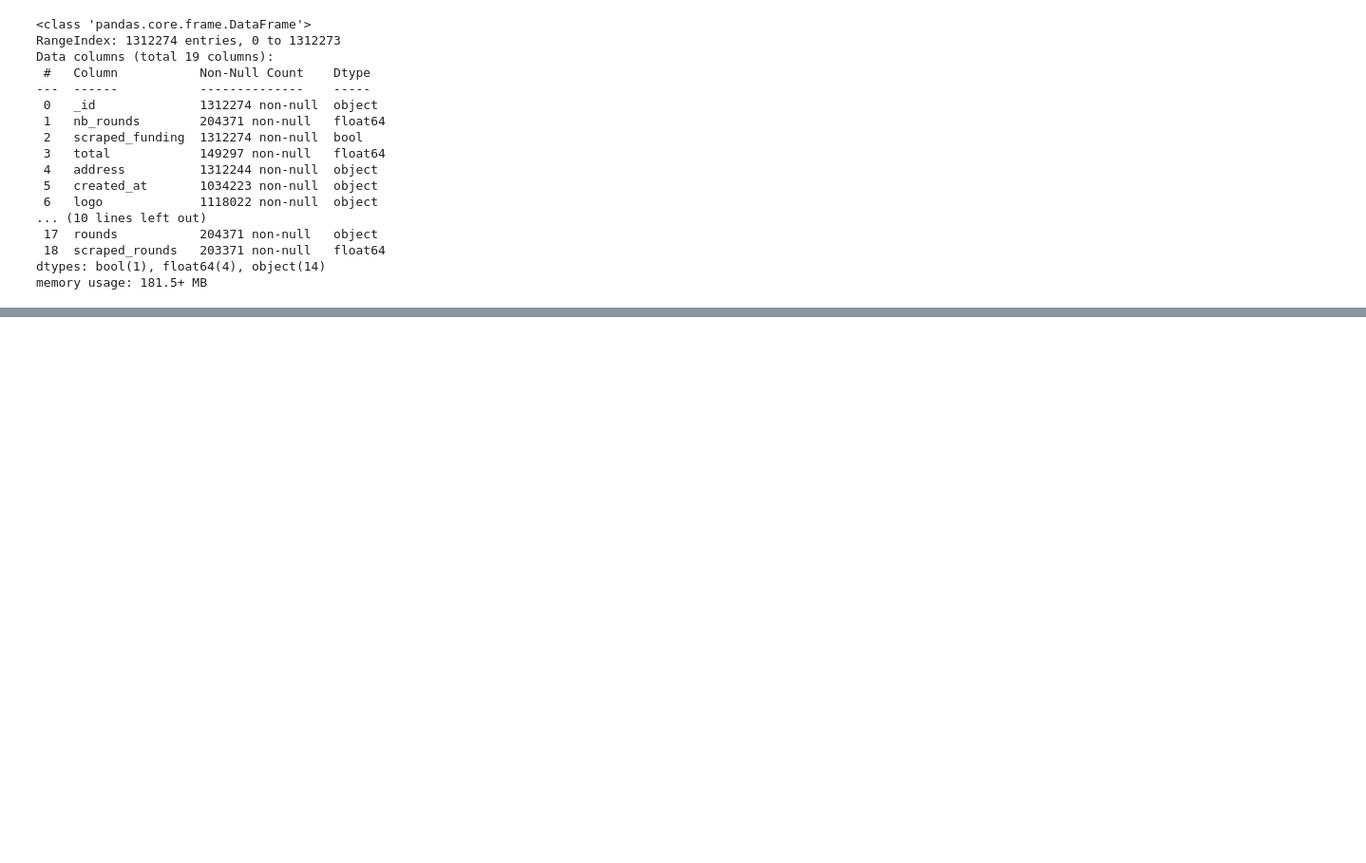
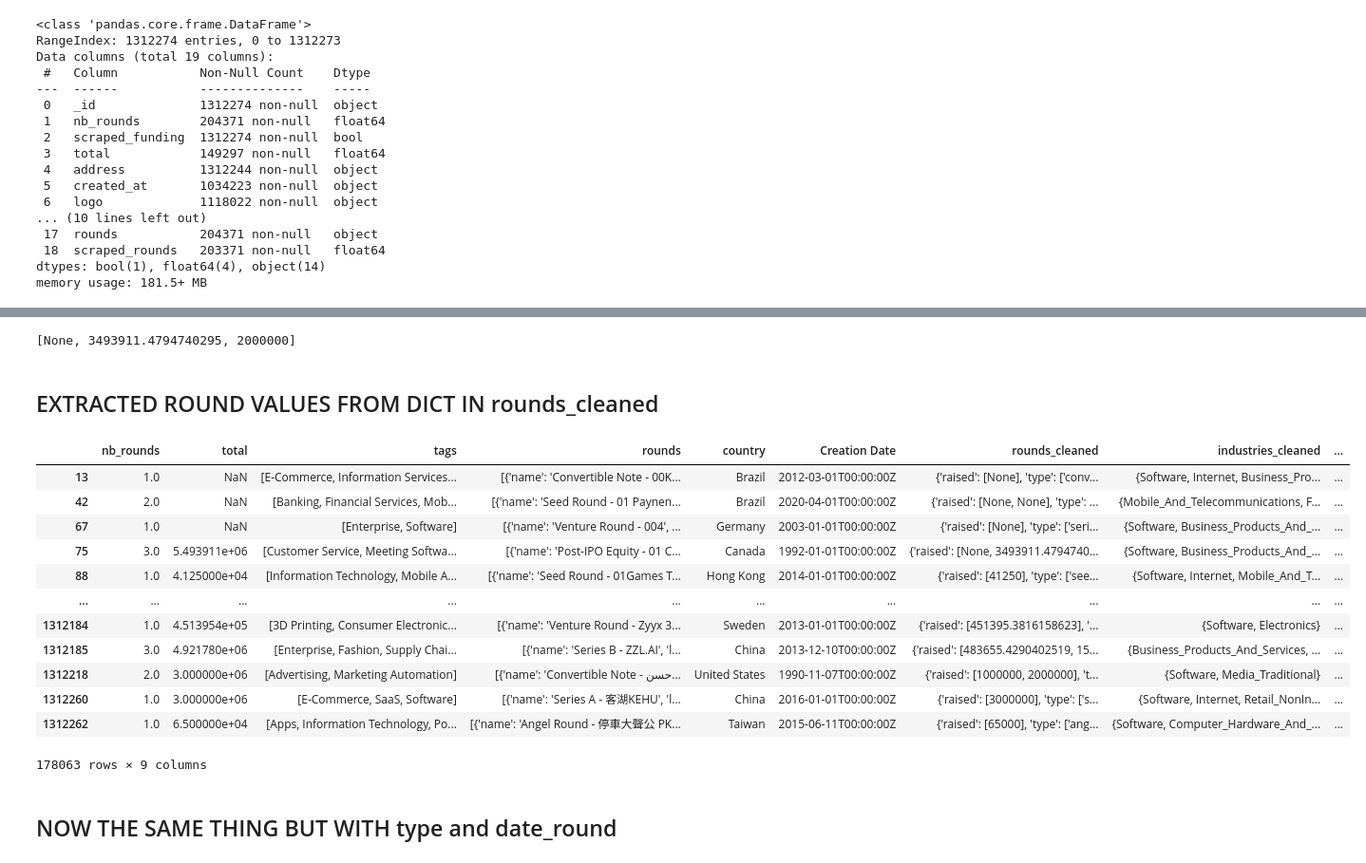
Before and after one commit to victorhebdo/Prospicio, a Jupyter notebook: notebooks/crunchbase_v2.ipynb, the cells around one changed output, grey strips where cells are left out. Shown at 95% size. Drawn from its saved outputs; the diff is of its cells as text; code cells hidden in the pictures; blank space fills up the shorter version.

Commit message:
prospicio.py fonctions et crunchbase_v2

```diff
--- a/notebooks/crunchbase_v2.ipynb
+++ b/notebooks/crunchbase_v2.ipynb
@@ -43,0 +591,2 @@ Name: status, Length: 1312274, dtype: object
+# %%
+crunch_v2['rounds_cleaned']=crunch_v2['rounds'].apply(clean_rounds)
@@ -43,0 +1386,4 @@ Name: status, Length: 1312274, dtype: object
+# %%
+clean_ind = lambda x: set(k for k, v in total_sectors_n_industries.items() if set(x).intersection(set(v)))
+# %%
+crunch_v2['industries_cleaned'] = crunch_v2['tags'].apply(clean_ind)
@@ -43,0 +1433,26 @@ Name: status, Length: 1312274, dtype: object
+# %%
+crunch_v2['rounds_cleaned'][75]['raised']
+# %% [output]
+[None, 3493911.4794740295, 2000000]
+# %% [markdown]
+## EXTRACTED ROUND VALUES FROM DICT IN rounds_cleaned
+# %%
+crunch_v2['rounds_values'] =crunch_v2['rounds_cleaned'].apply(lambda x: [ele for ele in x['raised']])
+# %%
+crunch_v2
+# %% [output]
+|  | nb_rounds | total | tags | rounds | country | Creation Date | rounds_cleaned | industries_cleaned | ... |
+| 13 | 1.0 | NaN | [E-Commerce, Information Services... | [{'name': 'Convertible Note - 00K... | Brazil | 2012-03-01T00:00:00Z | {'raised': [None], 'type': ['conv... | {Software, Internet, Business_Pro... | ... |
+| 42 | 2.0 | NaN | [Banking, Financial Services, Mob... | [{'name': 'Seed Round - 01 Paynen... | Brazil | 2020-04-01T00:00:00Z | {'raised': [None, None], 'type': ... | {Mobile_And_Telecommunications, F... | ... |
+| 67 | 1.0 | NaN | [Enterprise, Software] | [{'name': 'Venture Round - 004', ... | Germany | 2003-01-01T00:00:00Z | {'raised': [None], 'type': ['seri... | {Software, Business_Products_And_... | ... |
+| 75 | 3.0 | 5.493911e+06 | [Customer Service, Meeting Softwa... | [{'name': 'Post-IPO Equity - 01 C... | Canada | 1992-01-01T00:00:00Z | {'raised': [None, 3493911.4794740... | {Software, Business_Products_And_... | ... |
+| 88 | 1.0 | 4.125000e+04 | [Information Technology, Mobile A... | [{'name': 'Seed Round - 01Games T... | Hong Kong | 2014-01-01T00:00:00Z | {'raised': [41250], 'type': ['see... | {Software, Internet, Mobile_And_T... | ... |
+| ... | ... | ... | ... | ... | ... | ... | ... | ... | ... |
+| 1312184 | 1.0 | 4.513954e+05 | [3D Printing, Consumer Electronic... | [{'name': 'Venture Round - Zyyx 3... | Sweden | 2013-01-01T00:00:00Z | {'raised': [451395.3816158623], '... | {Software, Electronics} | ... |
+| 1312185 | 3.0 | 4.921780e+06 | [Enterprise, Fashion, Supply Chai... | [{'name': 'Series B - ZZL.AI', 'l... | China | 2013-12-10T00:00:00Z | {'raised': [483655.4290402519, 15... | {Business_Products_And_Services, ... | ... |
+| 1312218 | 2.0 | 3.000000e+06 | [Advertising, Marketing Automation] | [{'name': 'Convertible Note - حسن... | United States | 1990-11-07T00:00:00Z | {'raised': [1000000, 2000000], 't... | {Software, Media_Traditional} | ... |
+| 1312260 | 1.0 | 3.000000e+06 | [E-Commerce, SaaS, Software] | [{'name': 'Series A - 客湖KEHU', 'l... | China | 2016-01-01T00:00:00Z | {'raised': [3000000], 'type': ['s... | {Software, Internet, Retail_NonIn... | ... |
+| 1312262 | 1.0 | 6.500000e+04 | [Apps, Information Technology, Po... | [{'name': 'Angel Round - 停車大聲公 PK... | Taiwan | 2015-06-11T00:00:00Z | {'raised': [65000], 'type': ['ang... | {Software, Computer_Hardware_And_... | ... |
+178063 rows × 9 columns
+# %% [markdown]
+## NOW THE SAME THING BUT WITH type and date_round
```
Also changed, not shown: parts of 139 cells of this notebook, 3 other files.
